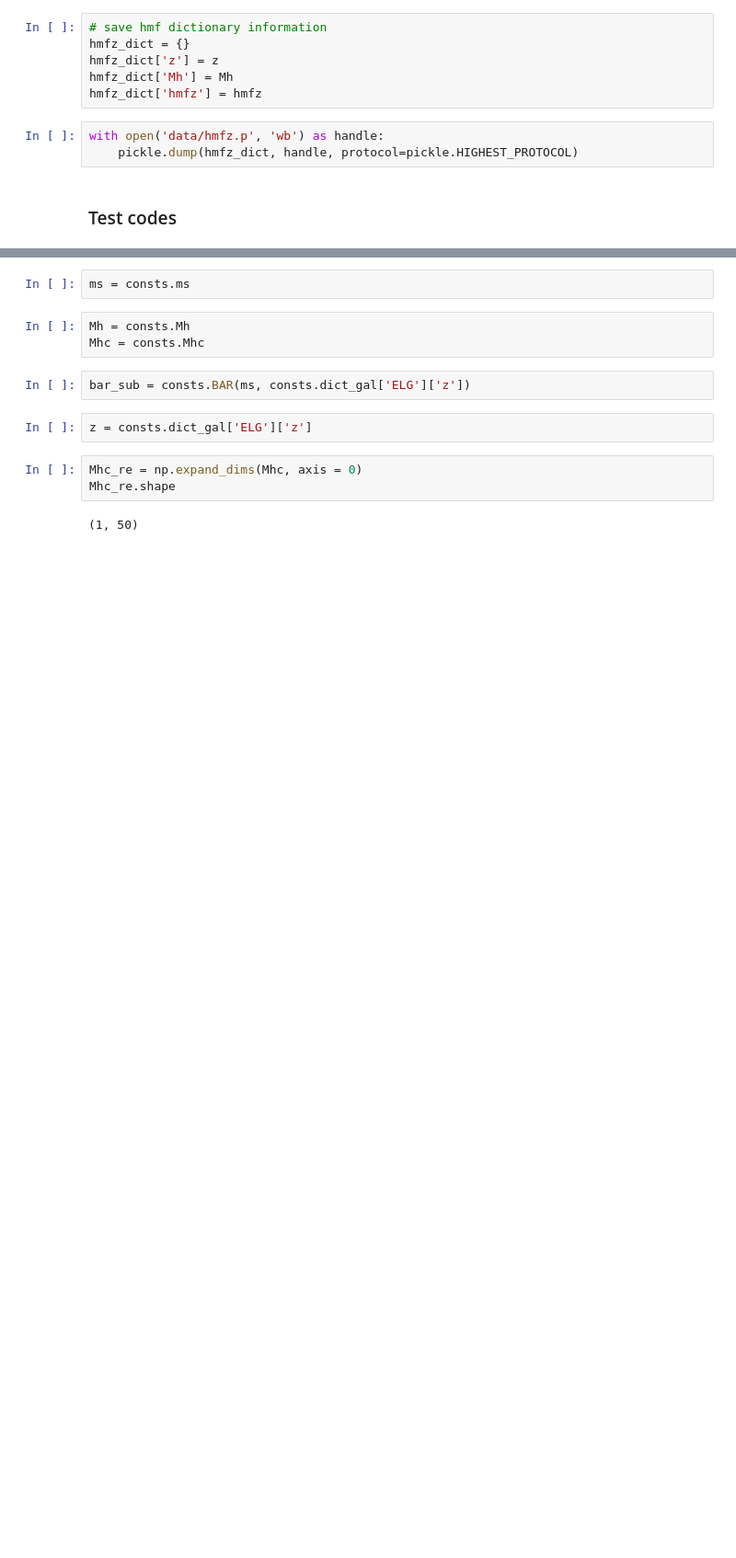
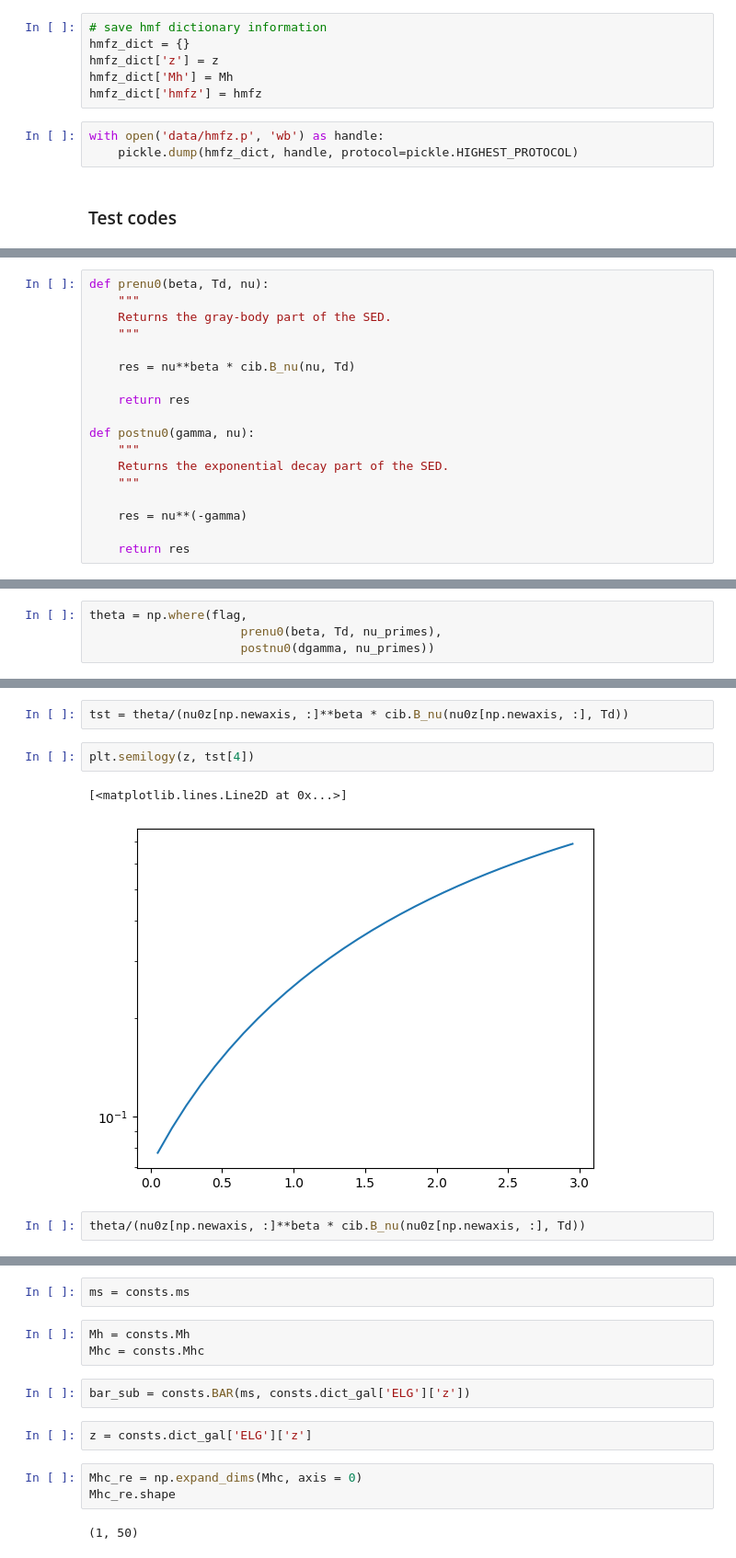
Before and after one commit to destrys/galCIB, a Jupyter notebook: base-lcdm.ipynb, the cells around one changed output, grey strips where cells are left out. Shown: that part at 92% size. Saved outputs shown, nothing was run; the diff lists cells and outputs as text; blank space fills up the shorter version.

```diff
--- a/base-lcdm.ipynb
+++ b/base-lcdm.ipynb
@@ -141,0 +170,18 @@ import numpy as np
+# %%
+def prenu0(beta, Td, nu):
+    """
+    Returns the gray-body part of the SED.
+    """
+
+    res = nu**beta * cib.B_nu(nu, Td)
+
+    return res
+
+def postnu0(gamma, nu):
+    """
+    Returns the exponential decay part of the SED.
+    """
+
+    res = nu**(-gamma)
+
+    return res
@@ -141,0 +193,4 @@ import numpy as np
+# %%
+theta = np.where(flag,
+                     prenu0(beta, Td, nu_primes),
+                     postnu0(dgamma, nu_primes))
@@ -141,0 +201,9 @@ import numpy as np
+# %%
+tst = theta/(nu0z[np.newaxis, :]**beta * cib.B_nu(nu0z[np.newaxis, :], Td))
+# %%
+plt.semilogy(z, tst[4])
+# %% [output]
+[<matplotlib.lines.Line2D at 0x...>]
+[figure, added]
+# %%
+theta/(nu0z[np.newaxis, :]**beta * cib.B_nu(nu0z[np.newaxis, :], Td))
```
Also changed, not shown: parts of 13 cells of this notebook, 3 other files.
